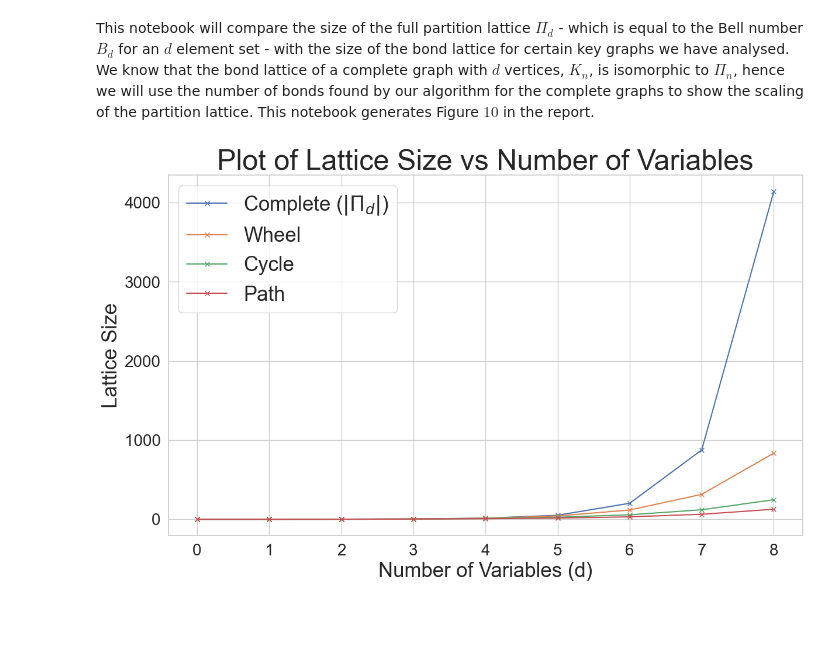
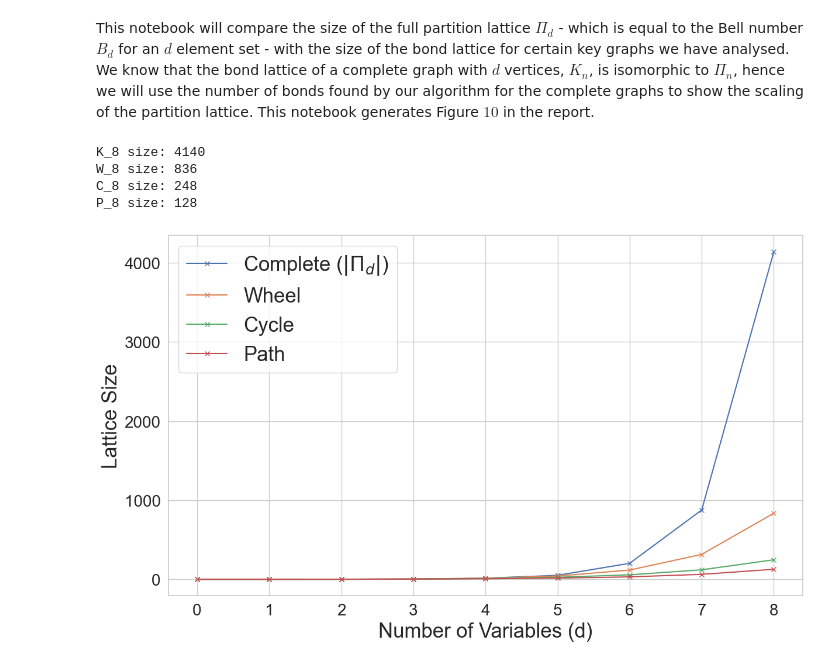
Before and after one commit to moritzstuebing/MScThesisRepoWIP, a Jupyter notebook: Notebooks/02_lattice_size_comparison.ipynb, the cells around one changed output. Cells and saved outputs as stored; diff of their text form; code cells hidden in the pictures; blank space fills up the shorter version.

```diff
--- a/Notebooks/02_lattice_size_comparison.ipynb
+++ b/Notebooks/02_lattice_size_comparison.ipynb
@@ -25,23 +25,32 @@ for n in interval:
     lattice_sizes[1, n] = len(walk_bond_finder(wheel))
     lattice_sizes[2, n] = len(walk_bond_finder(cycle))
     lattice_sizes[3, n] = len(walk_bond_finder(path))
+# %%
+print(f"K_8 size: {int(lattice_sizes[0, 8])}")
+print(f"W_8 size: {int(lattice_sizes[1, 8])}")
+print(f"C_8 size: {int(lattice_sizes[2, 8])}")
+print(f"P_8 size: {int(lattice_sizes[3, 8])}")
+# %% [output]
+K_8 size: 4140
+W_8 size: 836
+C_8 size: 248
+P_8 size: 128
 # %%
 # Plotting
 
 legend = {0 : rf"Complete ($|\Pi_d|$)", 1 : "Wheel", 2 : "Cycle", 3 : "Path"}
 
 plt.figure(figsize=(14,8))
 
 for i in range(4):
     plt.plot(lattice_sizes[i, :], label = legend[i], marker = "x")
 
 plt.xlabel("Number of Variables (d)", fontsize=25)
 plt.ylabel("Lattice Size", fontsize=25)
-plt.title("Plot of Lattice Size vs Number of Variables", fontsize=35)
 plt.legend(fontsize=25)
 plt.xticks(fontsize=20)
 plt.yticks(fontsize=20)
 plt.savefig(r"C:\Users\morit\Thesis_Repo\Plots\lattice_size_plot.pdf")
 plt.show()
 # %% [output]
-[figure, old version]
+[figure, new version]
```
Also changed, not shown: 4 other files.
